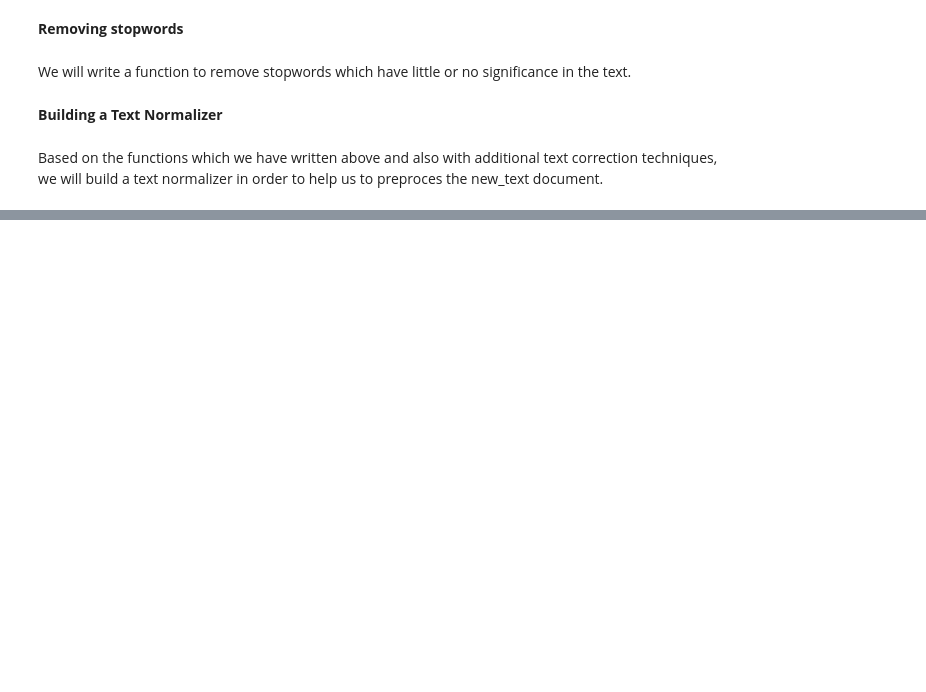
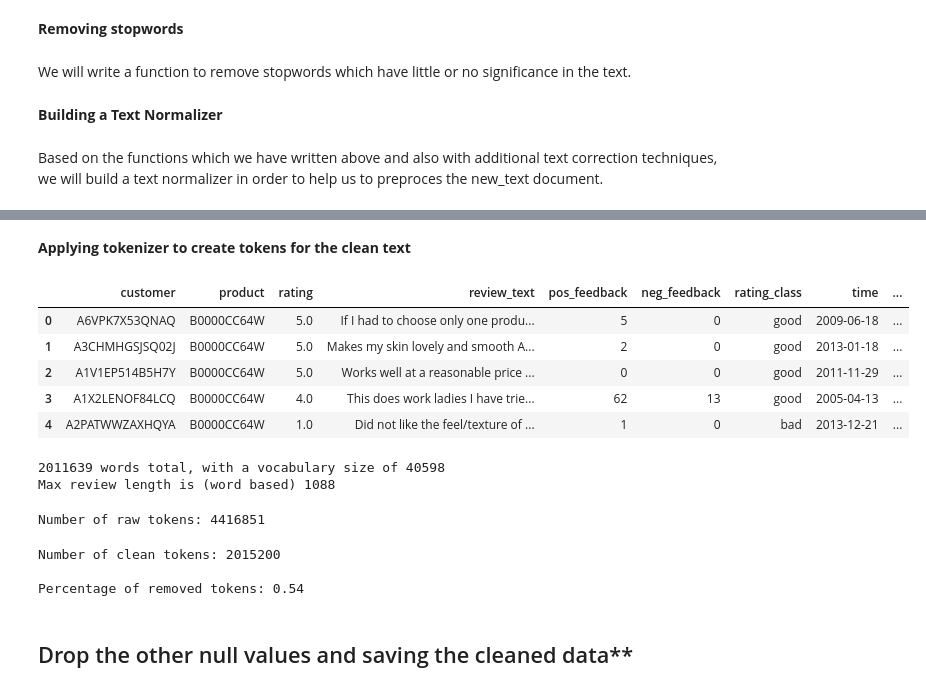
Before and after one commit to ShiningData/Capstone_Project-Sentiment_Analysis, a Jupyter notebook: Amazon_Beauty_Products_Review-Sentiment_Analysis.ipynb, the cells around one changed output, grey strips where cells are left out. Drawn from its saved outputs; the diff is of its cells as text; code cells hidden in the pictures; blank space fills up the shorter version.

```diff
--- a/Amazon_Beauty_Products_Review-Sentiment_Analysis.ipynb
+++ b/Amazon_Beauty_Products_Review-Sentiment_Analysis.ipynb
@@ -633,0 +658,42 @@ def normalize_corpus(corpus, html_stripping=True, contraction_expansion=True,
+# %% [markdown]
+**Applying tokenizer to create tokens for the clean text**
+# %%
+# Apply tokenizer to create a new column named as tokens which consists of the list of the reviews
+tokenizer = RegexpTokenizer(r'\w+')
+df2["tokens"] = df2["clean_text"].apply(tokenizer.tokenize)
+df2.head()
+# %% [output]
+|  | customer | product | rating | review_text | pos_feedback | neg_feedback | rating_class | time | ... |
+| 0 | A6VPK7X53QNAQ | B0000CC64W | 5.0 | If I had to choose only one produ... | 5 | 0 | good | 2009-06-18 | ... |
+| 1 | A3CHMHGSJSQ02J | B0000CC64W | 5.0 | Makes my skin lovely and smooth A... | 2 | 0 | good | 2013-01-18 | ... |
+| 2 | A1V1EP514B5H7Y | B0000CC64W | 5.0 | Works well at a reasonable price ... | 0 | 0 | good | 2011-11-29 | ... |
+| 3 | A1X2LENOF84LCQ | B0000CC64W | 4.0 | This does work ladies I have trie... | 62 | 13 | good | 2005-04-13 | ... |
+| 4 | A2PATWWZAXHQYA | B0000CC64W | 1.0 | Did not like the feel/texture of ... | 1 | 0 | bad | 2013-12-21 | ... |
+# %%
+all_words = [word for tokens in df2["tokens"] for word in tokens]
+sentence_lengths = [len(tokens) for tokens in df2["tokens"]]
+VOCAB = sorted(list(set(all_words)))
+print("%s words total, with a vocabulary size of %s" % (len(all_words), len(VOCAB)))
+print("Max review length is (word based) %s" % max(sentence_lengths))
+# %% [output]
+2011639 words total, with a vocabulary size of 40598
+Max review length is (word based) 1088
+# %%
+# Let's put aside number of raw tokens in order to measure of cleaned tokens
+from nltk.tokenize import word_tokenize
+raw_tokens=len([w for t in (df2["review_text"].apply(word_tokenize)) for w in t])
+print('Number of raw tokens: {}'.format(raw_tokens))
+# %% [output]
+Number of raw tokens: 4416851
+# %%
+# Let's put aside number of raw tokens in order to measure of cleaned tokens
+from nltk.tokenize import word_tokenize
+clean_tokens=len([w for t in (df2["clean_text"].apply(word_tokenize)) for w in t])
+print('Number of clean tokens: {}\n'.format(clean_tokens))
+print('Percentage of removed tokens: {0:.2f}'.format(1-(clean_tokens/raw_tokens)))
+# %% [output]
+Number of clean tokens: 2015200
+
+Percentage of removed tokens: 0.54
+# %% [markdown]
+## Drop the other null values and saving the cleaned data**
```
Also changed, not shown: parts of 10 cells of this notebook.
